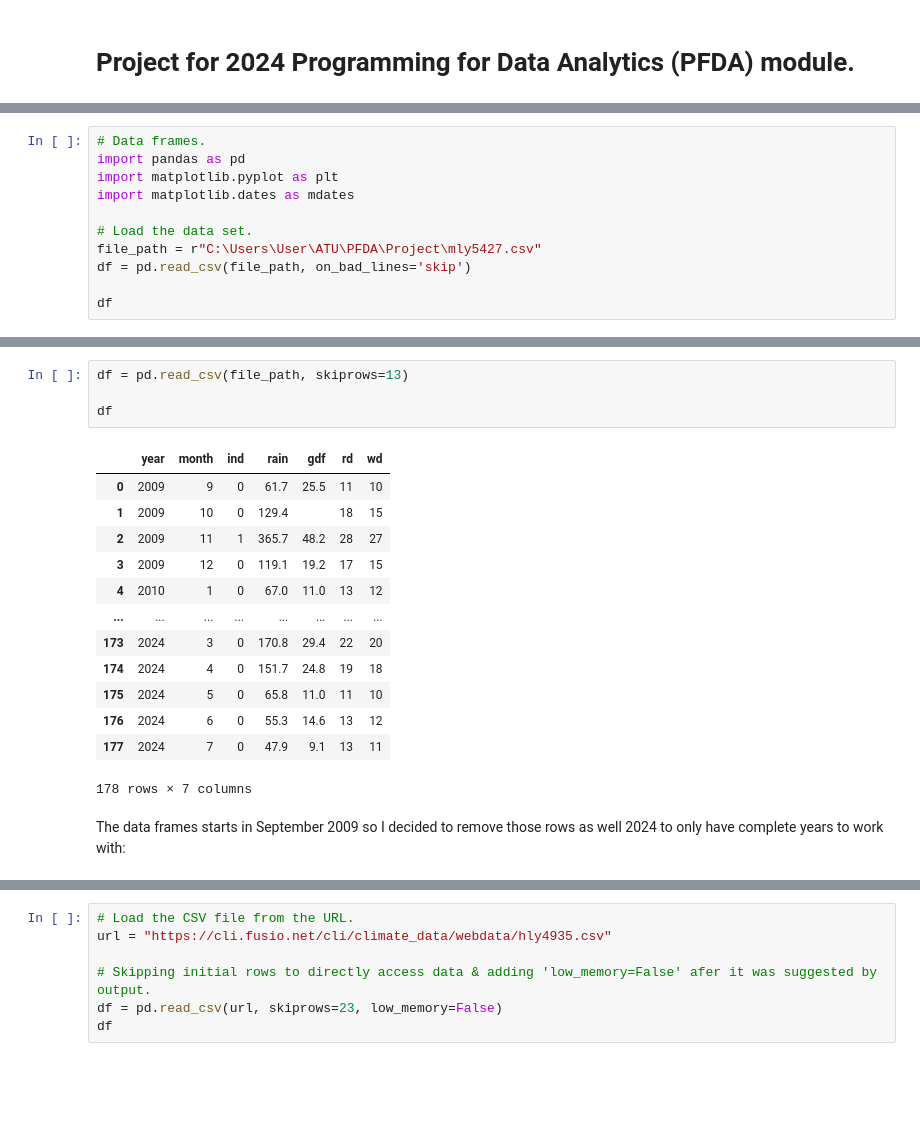
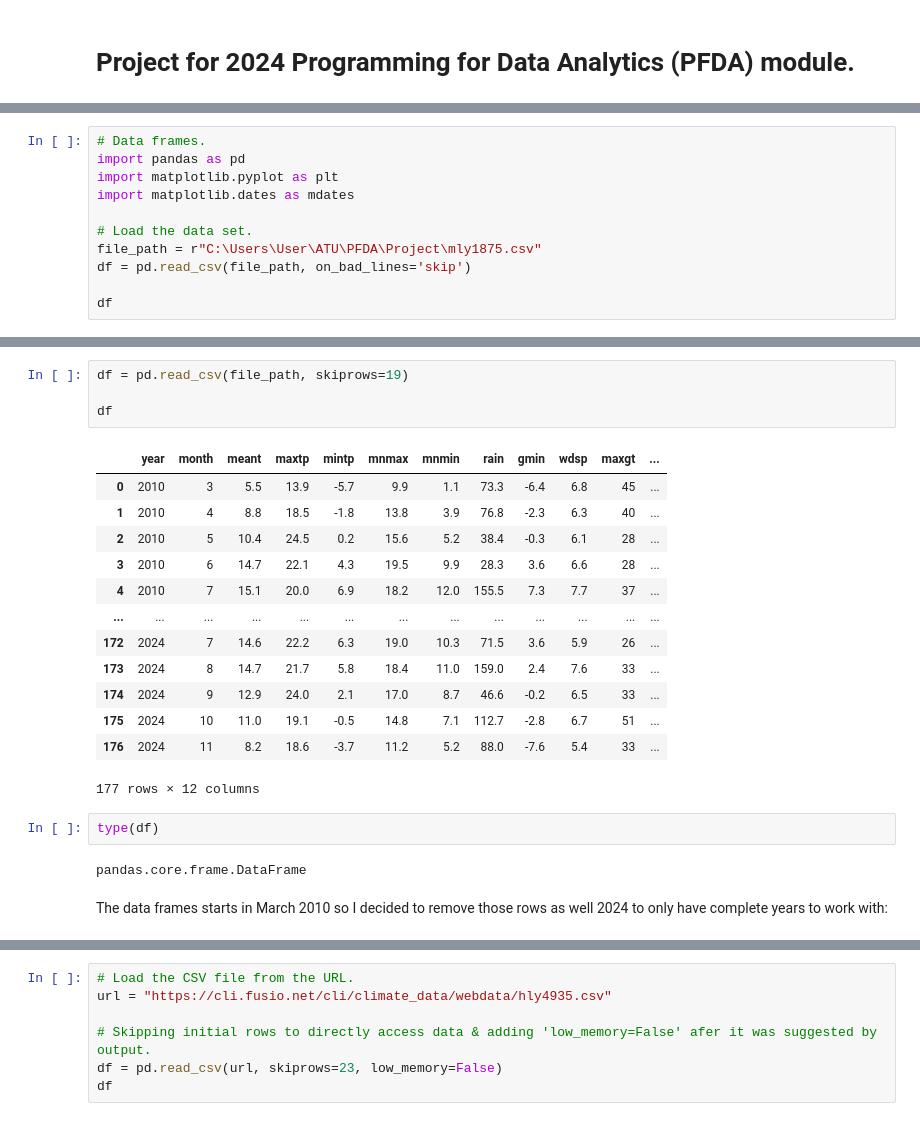
Before and after one commit to MattiDoubleU/PFDA, a Jupyter notebook: Project/Project2024.ipynb, the cells around one changed output, grey strips where cells are left out. Saved outputs shown, nothing was run; the diff lists cells and outputs as text; blank space fills up the shorter version.

Commit message:
Working on project. Changing dataset from Oughterard to Athenry

```diff
--- a/Project/Project2024.ipynb
+++ b/Project/Project2024.ipynb
@@ -18,7 +23,7 @@ import matplotlib.pyplot as plt
 import matplotlib.dates as mdates
 
 # Load the data set.
-file_path = r"C:\Users\User\ATU\PFDA\Project\mly5427.csv"
+file_path = r"C:\Users\User\ATU\PFDA\Project\mly1875.csv"
 df = pd.read_csv(file_path, on_bad_lines='skip')
 
 df
@@ -35,21 +46,25 @@ df
 # %%
-df = pd.read_csv(file_path, skiprows=13)
+df = pd.read_csv(file_path, skiprows=19)
 
 df
 # %% [output]
-|  | year | month | ind | rain | gdf | rd | wd |
-| 0 | 2009 | 9 | 0 | 61.7 | 25.5 | 11 | 10 |
-| 1 | 2009 | 10 | 0 | 129.4 |  | 18 | 15 |
-| 2 | 2009 | 11 | 1 | 365.7 | 48.2 | 28 | 27 |
-| 3 | 2009 | 12 | 0 | 119.1 | 19.2 | 17 | 15 |
-| 4 | 2010 | 1 | 0 | 67.0 | 11.0 | 13 | 12 |
-| ... | ... | ... | ... | ... | ... | ... | ... |
-| 173 | 2024 | 3 | 0 | 170.8 | 29.4 | 22 | 20 |
-| 174 | 2024 | 4 | 0 | 151.7 | 24.8 | 19 | 18 |
-| 175 | 2024 | 5 | 0 | 65.8 | 11.0 | 11 | 10 |
-| 176 | 2024 | 6 | 0 | 55.3 | 14.6 | 13 | 12 |
-| 177 | 2024 | 7 | 0 | 47.9 | 9.1 | 13 | 11 |
+|  | year | month | meant | maxtp | mintp | mnmax | mnmin | rain | gmin | wdsp | maxgt | ... |
+| 0 | 2010 | 3 | 5.5 | 13.9 | -5.7 | 9.9 | 1.1 | 73.3 | -6.4 | 6.8 | 45 | ... |
+| 1 | 2010 | 4 | 8.8 | 18.5 | -1.8 | 13.8 | 3.9 | 76.8 | -2.3 | 6.3 | 40 | ... |
+| 2 | 2010 | 5 | 10.4 | 24.5 | 0.2 | 15.6 | 5.2 | 38.4 | -0.3 | 6.1 | 28 | ... |
+| 3 | 2010 | 6 | 14.7 | 22.1 | 4.3 | 19.5 | 9.9 | 28.3 | 3.6 | 6.6 | 28 | ... |
+| 4 | 2010 | 7 | 15.1 | 20.0 | 6.9 | 18.2 | 12.0 | 155.5 | 7.3 | 7.7 | 37 | ... |
+| ... | ... | ... | ... | ... | ... | ... | ... | ... | ... | ... | ... | ... |
+| 172 | 2024 | 7 | 14.6 | 22.2 | 6.3 | 19.0 | 10.3 | 71.5 | 3.6 | 5.9 | 26 | ... |
+| 173 | 2024 | 8 | 14.7 | 21.7 | 5.8 | 18.4 | 11.0 | 159.0 | 2.4 | 7.6 | 33 | ... |
+| 174 | 2024 | 9 | 12.9 | 24.0 | 2.1 | 17.0 | 8.7 | 46.6 | -0.2 | 6.5 | 33 | ... |
+| 175 | 2024 | 10 | 11.0 | 19.1 | -0.5 | 14.8 | 7.1 | 112.7 | -2.8 | 6.7 | 51 | ... |
+| 176 | 2024 | 11 | 8.2 | 18.6 | -3.7 | 11.2 | 5.2 | 88.0 | -7.6 | 5.4 | 33 | ... |
-178 rows × 7 columns
+177 rows × 12 columns
+# %%
+type(df)
+# %% [output]
+pandas.core.frame.DataFrame
 # %% [markdown]
-The data frames starts in September 2009 so I decided to remove those rows as well 2024 to only have complete years to work with:
+The data frames starts in March 2010 so I decided to remove those rows as well 2024 to only have complete years to work with:
 # %%
```
Also changed, not shown: parts of 7 cells of this notebook, 2 other files.
